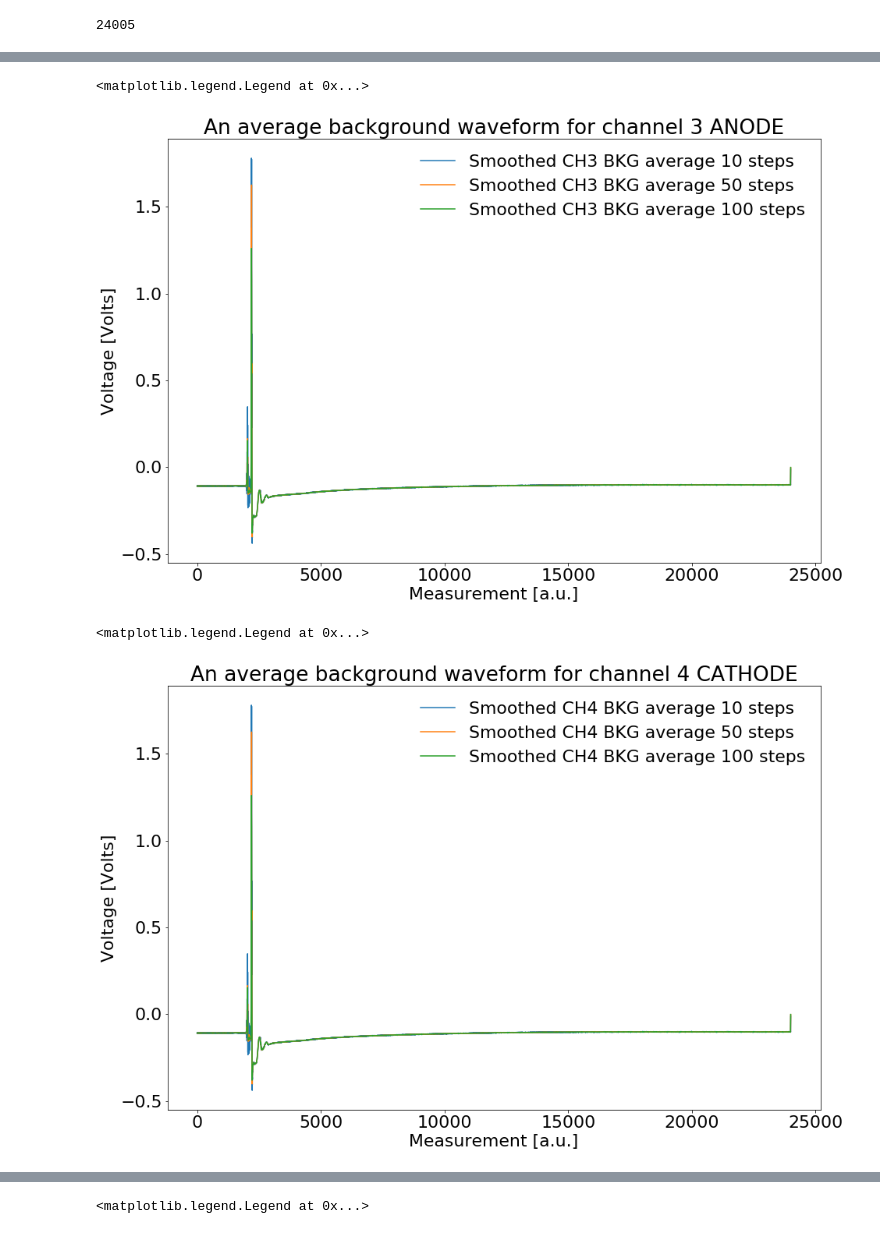
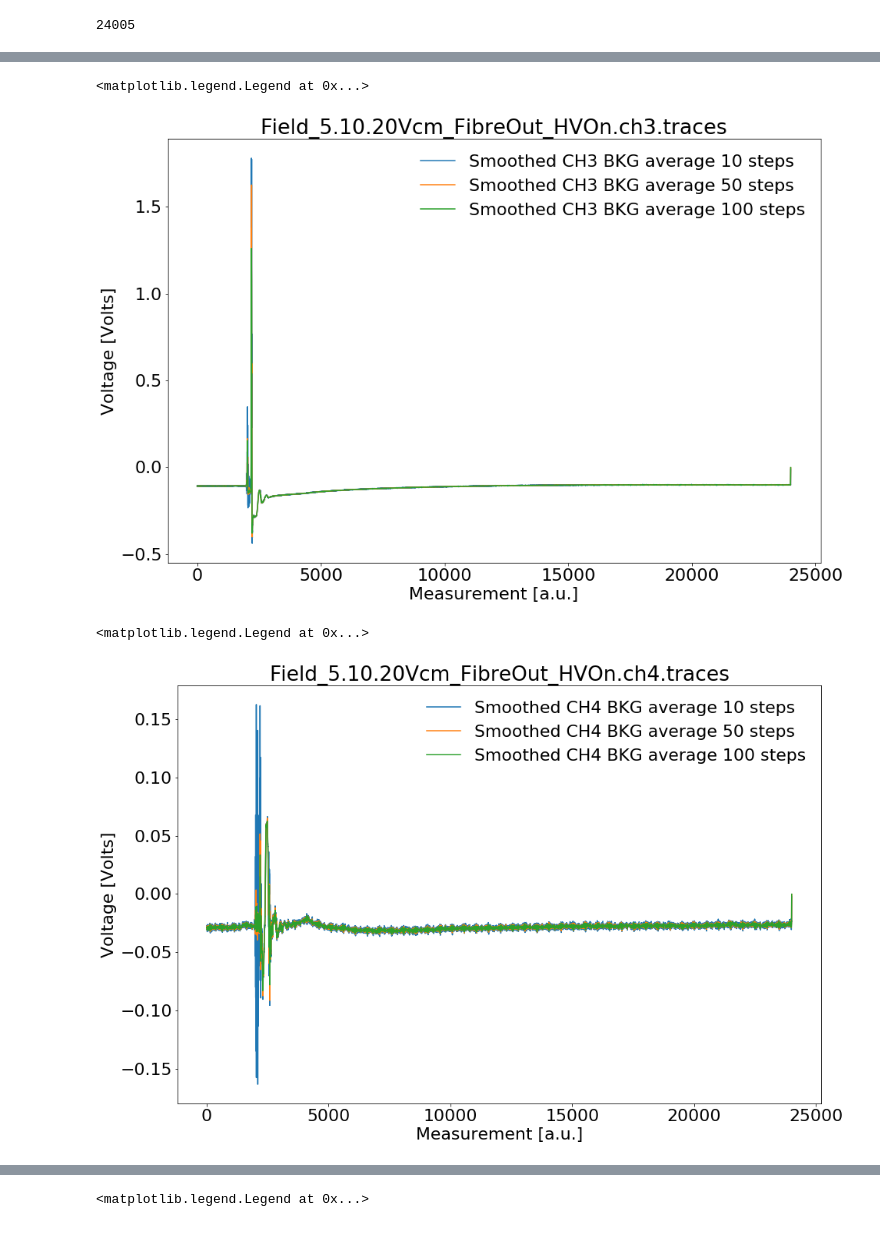
Before and after one commit to StefanoVergani/waveform_study, a Jupyter notebook: hdf5_shower.ipynb, the cells around one changed output, grey strips where cells are left out. Saved outputs shown, nothing was run; the diff lists cells and outputs as text; code cells hidden in the pictures.

```diff
--- a/hdf5_shower.ipynb
+++ b/hdf5_shower.ipynb
@@ -19 +20,6 @@ hf_target=h5.File("results_2022_12_20.hdf5","r")
+# %%
+filename_ch3_first=hf_target_first.get('filename_ch3').value
+filename_ch4_first=hf_target_first.get('filename_ch4').value
+filename_bkg_ch3_first=hf_target_first.get('filename_bkg_ch3').value
+filename_bkg_ch4_first=hf_target_first.get('filename_bkg_ch4').value
 # %%
@@ -105,26 +151,26 @@ ax.legend()
 # %%
-smoothed_ch3_ave=ppf.smoothed_average(average_ch3,10)
-smoothed_ch4_ave=ppf.smoothed_average(average_ch4,10)
-smoothed_ch3_bkg_ave=ppf.smoothed_average(average_bkg_ch3,10)
-smoothed_ch4_bkg_ave=ppf.smoothed_average(average_bkg_ch4,10)
+smoothed_ch3_ave=ppf.smoothed_average(average_ch3_first,10)
+smoothed_ch4_ave=ppf.smoothed_average(average_ch4_first,10)
+smoothed_ch3_bkg_ave=ppf.smoothed_average(average_bkg_ch3_first,10)
+smoothed_ch4_bkg_ave=ppf.smoothed_average(average_bkg_ch4_first,10)
 smoothed_ch3_time=np.arange(len(smoothed_ch3_ave))
 smoothed_ch4_time=np.arange(len(smoothed_ch4_ave))
 smoothed_ch3_bkg_time=np.arange(len(smoothed_ch3_bkg_ave))
 smoothed_ch4_bkg_time=np.arange(len(smoothed_ch4_bkg_ave))
 # %%
-smoothed_ch3_ave_100=ppf.smoothed_average(average_ch3,100)
-smoothed_ch4_ave_100=ppf.smoothed_average(average_ch4,100)
-smoothed_ch3_bkg_ave_100=ppf.smoothed_average(average_bkg_ch3,100)
-smoothed_ch4_bkg_ave_100=ppf.smoothed_average(average_bkg_ch4,100)
+smoothed_ch3_ave_100=ppf.smoothed_average(average_ch3_first,100)
+smoothed_ch4_ave_100=ppf.smoothed_average(average_ch4_first,100)
+smoothed_ch3_bkg_ave_100=ppf.smoothed_average(average_bkg_ch3_first,100)
+smoothed_ch4_bkg_ave_100=ppf.smoothed_average(average_bkg_ch4_first,100)
 smoothed_ch3_time_100=np.arange(len(smoothed_ch3_ave_100))
 smoothed_ch4_time_100=np.arange(len(smoothed_ch4_ave_100))
 smoothed_ch3_bkg_time_100=np.arange(len(smoothed_ch3_bkg_ave_100))
 smoothed_ch4_bkg_time_100=np.arange(len(smoothed_ch4_bkg_ave_100))
 # %%
-smoothed_ch3_ave_50=ppf.smoothed_average(average_ch3,50)
-smoothed_ch4_ave_50=ppf.smoothed_average(average_ch4,50)
-smoothed_ch3_bkg_ave_50=ppf.smoothed_average(average_bkg_ch3,50)
-smoothed_ch4_bkg_ave_50=ppf.smoothed_average(average_bkg_ch4,50)
+smoothed_ch3_ave_50=ppf.smoothed_average(average_ch3_first,50)
+smoothed_ch4_ave_50=ppf.smoothed_average(average_ch4_first,50)
+smoothed_ch3_bkg_ave_50=ppf.smoothed_average(average_bkg_ch3_first,50)
+smoothed_ch4_bkg_ave_50=ppf.smoothed_average(average_bkg_ch4_first,50)
 smoothed_ch3_time_50=np.arange(len(smoothed_ch3_ave_50))
 smoothed_ch4_time_50=np.arange(len(smoothed_ch4_ave_50))
 smoothed_ch3_bkg_time_50=np.arange(len(smoothed_ch3_bkg_ave_50))
@@ -169,23 +215,23 @@ ax.plot(smoothed_ch4_same_plot_50,smoothed_ch3_bkg_ave_50,label="Smoothed CH3 BK
 ax.plot(smoothed_ch4_same_plot_100,smoothed_ch3_bkg_ave_100,label="Smoothed CH3 BKG average 100 steps")
 ax.set_xlabel("Measurement [a.u.]")
 ax.set_ylabel("Voltage [Volts]")
-ax.set_title("An average background waveform for channel 3 ANODE")
+ax.set_title(filename_bkg_ch3_first)
 ax.legend()
 # %% [output]
 <matplotlib.legend.Legend at 0x...>
-[figure, old version]
+[figure, new version]
 # %%
 fig, ax = plt.subplots()
 ax.plot(smoothed_ch4_bkg_time,smoothed_ch4_bkg_ave,label="Smoothed CH4 BKG average 10 steps")
 ax.plot(smoothed_ch4_same_plot_50,smoothed_ch4_bkg_ave_50,label="Smoothed CH4 BKG average 50 steps")
 ax.plot(smoothed_ch4_same_plot_100,smoothed_ch4_bkg_ave_100,label="Smoothed CH4 BKG average 100 steps")
 ax.set_xlabel("Measurement [a.u.]")
 ax.set_ylabel("Voltage [Volts]")
-ax.set_title("An average background waveform for channel 4 CATHODE")
+ax.set_title(filename_bkg_ch4_first)
 ax.legend()
 # %% [output]
 <matplotlib.legend.Legend at 0x...>
-[figure, old version]
+[figure, new version]
 # %%
 ####cleaning before smoothing
 
```
Also changed, not shown: parts of 28 cells of this notebook, 13 other files.
